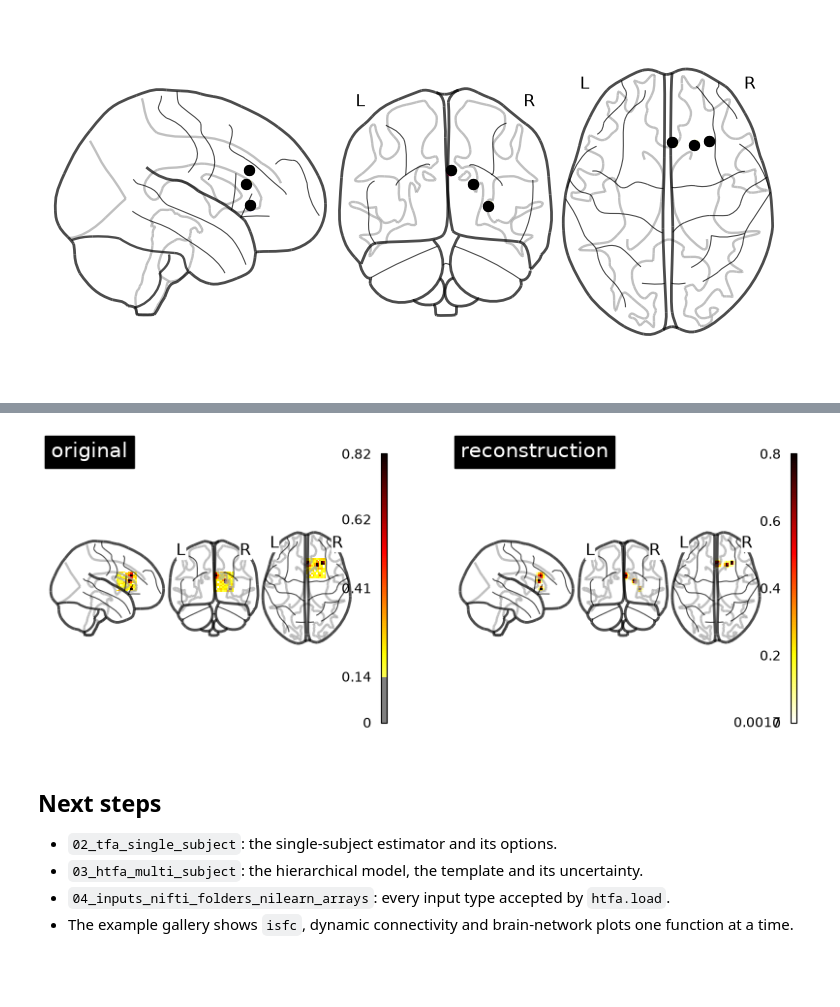
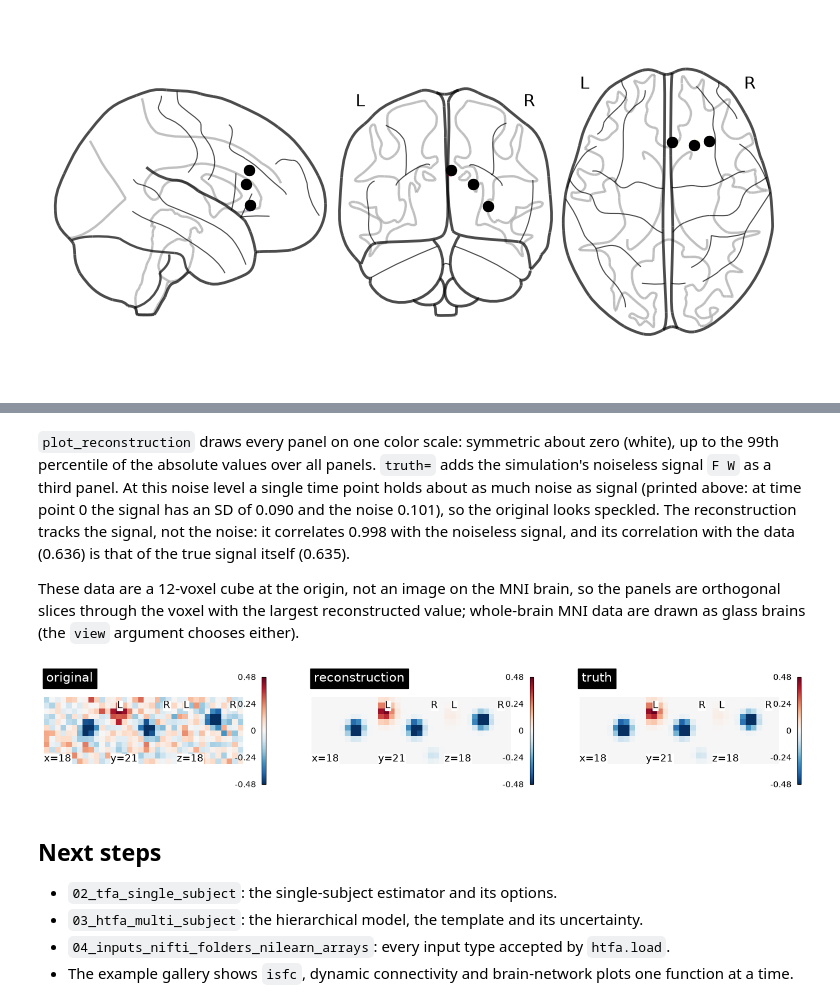
Before and after one commit to ContextLab/htfa, a Jupyter notebook: docs/tutorials/01_quickstart.ipynb, the cells around one changed output, grey strips where cells are left out. Saved outputs shown, nothing was run; the diff lists cells and outputs as text; code cells hidden in the pictures; blank space fills up the shorter version.

```diff
--- a/docs/tutorials/01_quickstart.ipynb
+++ b/docs/tutorials/01_quickstart.ipynb
@@ -204,8 +211,12 @@ plt.show()
+# %% [markdown]
+`plot_reconstruction` draws every panel on one color scale: symmetric about zero (white), up to the 99th percentile of the absolute values over all panels. `truth=` adds the simulation's noiseless signal `F W` as a third panel. At this noise level a single time point holds about as much noise as signal (printed above: at time point 0 the signal has an SD of 0.090 and the noise 0.101), so the original looks speckled. The reconstruction tracks the signal, not the noise: it correlates 0.998 with the noiseless signal, and its correlation with the data (0.636) is that of the true signal itself (0.635).
+
+These data are a 12-voxel cube at the origin, not an image on the MNI brain, so the panels are orthogonal slices through the voxel with the largest reconstructed value; whole-brain MNI data are drawn as glass brains (the `view` argument chooses either).
 # %%
-res.plot_reconstruction(subject=0, sample=0)
+res.plot_reconstruction(subject=0, sample=0, truth=true_signal)
 plt.show()
 # %% [output]
-[figure, old version]
+[figure, new version]
 # %% [markdown]
 ## Next steps
 
```
Also changed, not shown: parts of 7 cells of this notebook.
